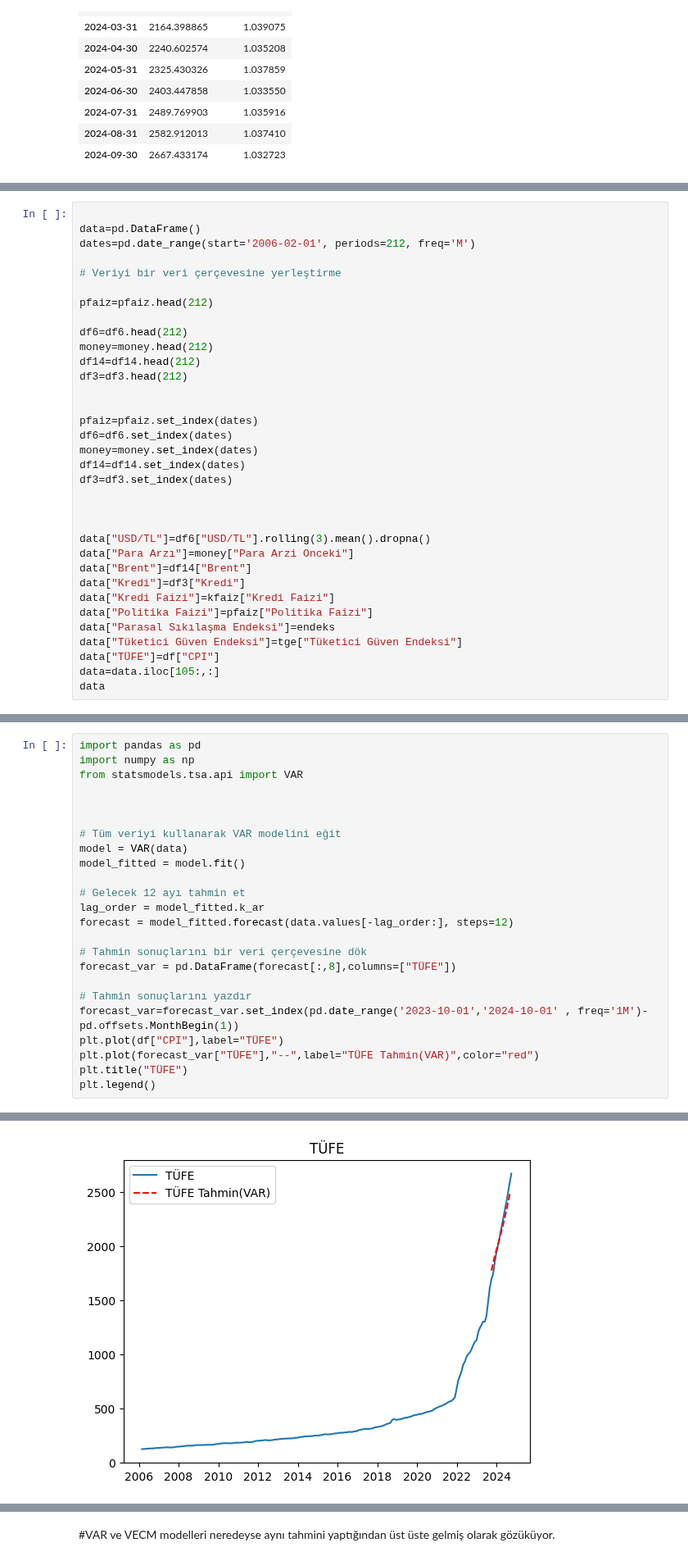
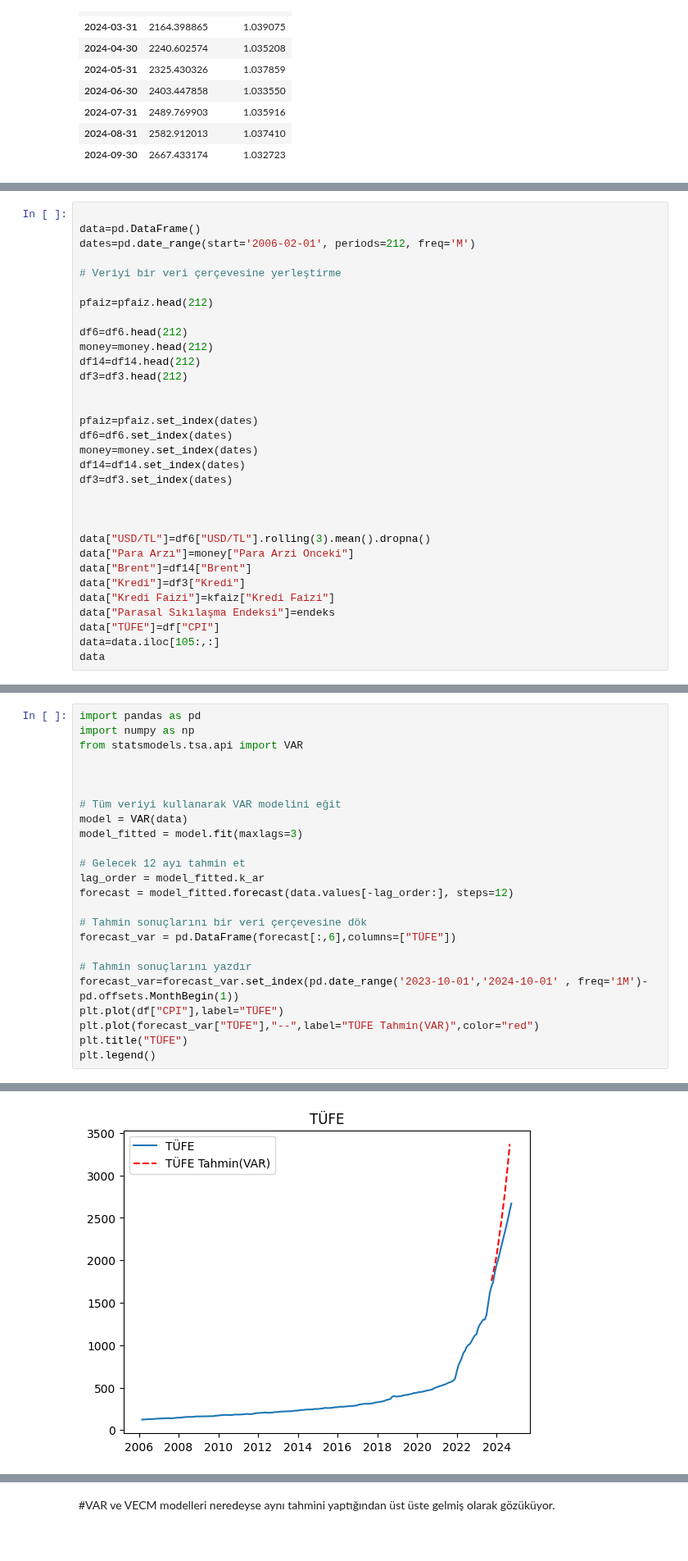
Before and after one commit to kaboya19/InflationForecast, a Jupyter notebook: InflationForecast.ipynb, the cells around one changed output, grey strips where cells are left out. Shown at 82% size. Drawn from its saved outputs; the diff is of its cells as text.

```diff
--- a/InflationForecast.ipynb
+++ b/InflationForecast.ipynb
@@ -904,9 +904,7 @@ data["Para Arzı"]=money["Para Arzi Onceki"]
 data["Brent"]=df14["Brent"]
 data["Kredi"]=df3["Kredi"]
 data["Kredi Faizi"]=kfaiz["Kredi Faizi"]
-data["Politika Faizi"]=pfaiz["Politika Faizi"]
 data["Parasal Sıkılaşma Endeksi"]=endeks
-data["Tüketici Güven Endeksi"]=tge["Tüketici Güven Endeksi"]
 data["TÜFE"]=df["CPI"]
 data=data.iloc[105:,:]
 data
@@ -957,27 +971,27 @@ RMSE: 42.71403587718484
 # %%
 import pandas as pd
 import numpy as np
 from statsmodels.tsa.api import VAR
 
 
 
 # Tüm veriyi kullanarak VAR modelini eğit
 model = VAR(data)
-model_fitted = model.fit()
+model_fitted = model.fit(maxlags=3)
 
 # Gelecek 12 ayı tahmin et
 lag_order = model_fitted.k_ar
 forecast = model_fitted.forecast(data.values[-lag_order:], steps=12)
 
 # Tahmin sonuçlarını bir veri çerçevesine dök
-forecast_var = pd.DataFrame(forecast[:,8],columns=["TÜFE"])
+forecast_var = pd.DataFrame(forecast[:,6],columns=["TÜFE"])
 
 # Tahmin sonuçlarını yazdır
 forecast_var=forecast_var.set_index(pd.date_range('2023-10-01','2024-10-01' , freq='1M')-pd.offsets.MonthBegin(1))
 plt.plot(df["CPI"],label="TÜFE")
 plt.plot(forecast_var["TÜFE"],"--",label="TÜFE Tahmin(VAR)",color="red")
 plt.title("TÜFE")
 plt.legend()
 # %% [output]
 <matplotlib.legend.Legend at 0x...>
-[figure, old version]
+[figure, new version]
```
Also changed, not shown: parts of 10 cells of this notebook.
